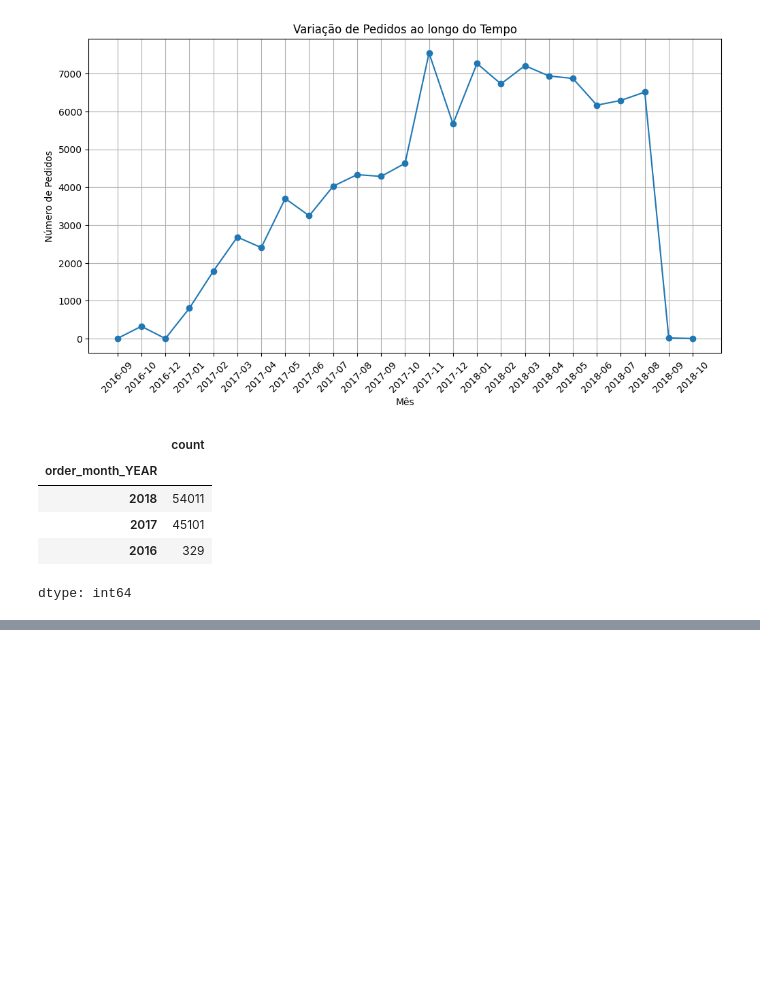
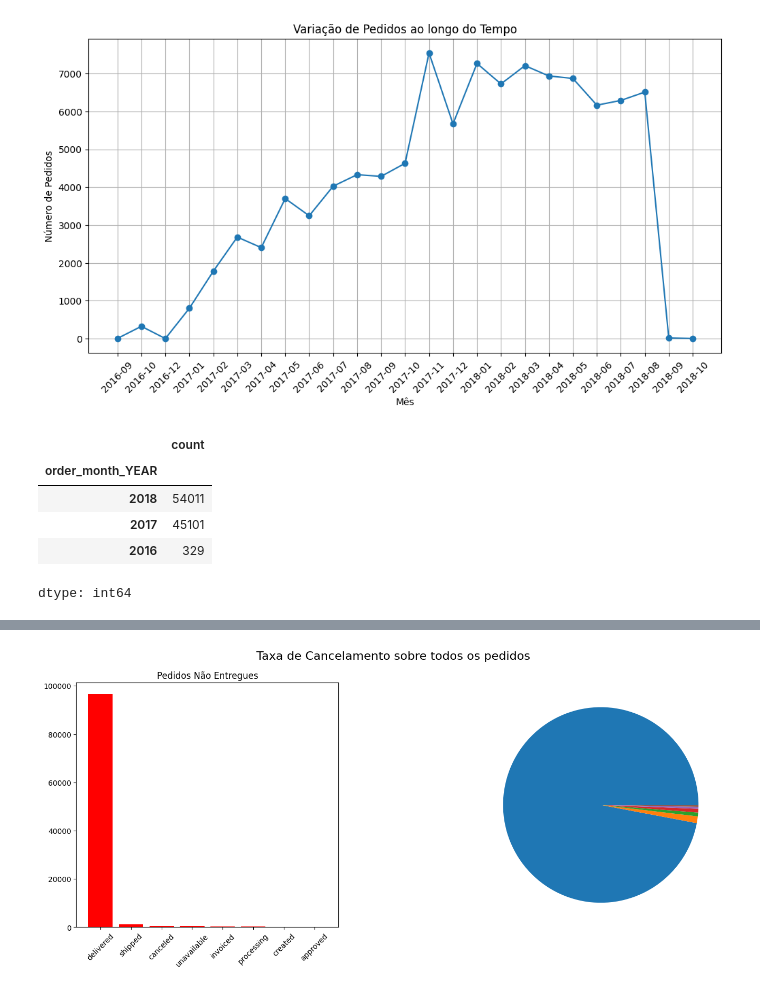
Before and after one commit to talescn/KAGGLE---Brazilian-E-Commerce, a Jupyter notebook: Brazilian_E_Commerce_Public_Dataset_by_Olist.ipynb, the cells around one changed output, grey strips where cells are left out. Saved outputs shown, nothing was run; the diff lists cells and outputs as text; code cells hidden in the pictures; blank space fills up the shorter version.

```diff
--- a/Brazilian_E_Commerce_Public_Dataset_by_Olist.ipynb
+++ b/Brazilian_E_Commerce_Public_Dataset_by_Olist.ipynb
@@ -314,0 +350,3 @@ dtype: int64
+# %%
+status_delivered = status = df["order_status"].value_counts()
+status_delivered
@@ -314,0 +485,16 @@ dtype: int64
+# %%
+fig, axs = plt.subplots(1, 2, figsize=(16, 6))
+fig.subplots_adjust(wspace=0.5)
+fig.suptitle('Taxa de Cancelamento sobre todos os pedidos', fontsize=16)
+
+axs[0].bar(status_delivered.index, status_delivered.values, color='red')
+axs[0].set_title('Pedidos Não Entregues')
+axs[0].set_xticklabels(status_delivered.index, rotation=45)
+
+axs[1].pie(status_delivered.values)
+
+
+
+plt.show()
+# %% [output]
+[figure, added]
```
Also changed, not shown: parts of 36 cells of this notebook.
